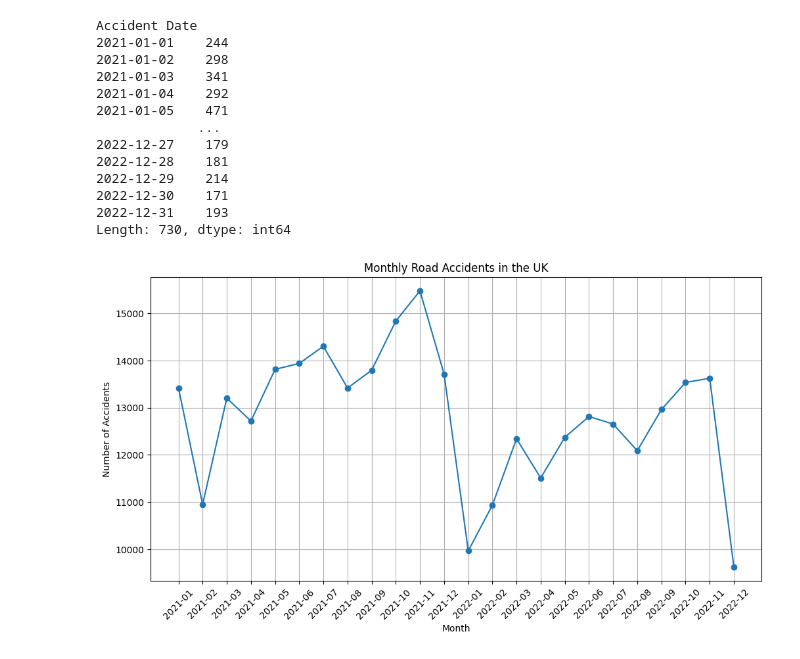
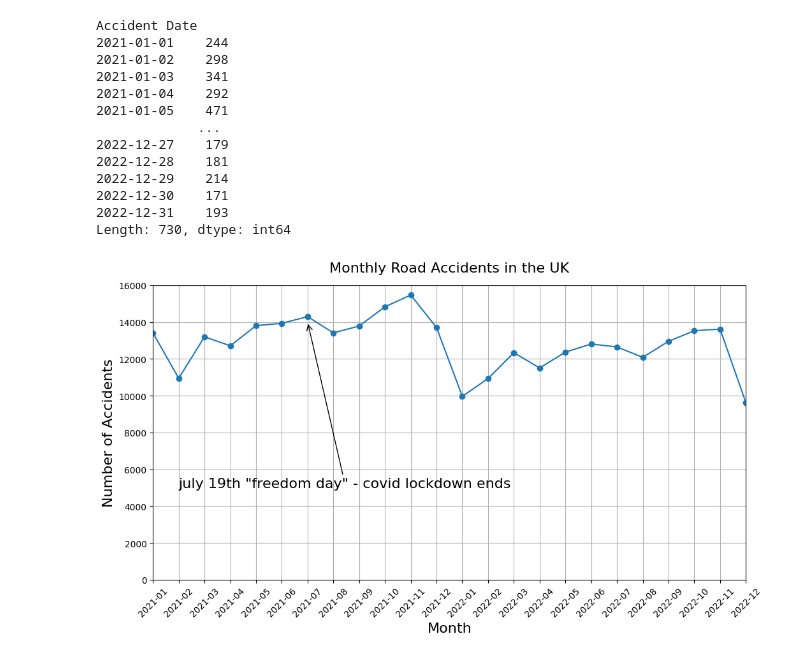
Before and after one commit to jackl92/UK_road_safety, a Jupyter notebook: road_accidents.ipynb, the cells around one changed output. Drawn from its saved outputs; the diff is of its cells as text; code cells hidden in the pictures.

Commit message:
annotated graph and printed minimum and maximum crash counts

```diff
--- a/road_accidents.ipynb
+++ b/road_accidents.ipynb
@@ -487,13 +487,17 @@ Length: 730, dtype: int64
 # %%
 monthly_accidents = data.groupby(data['Accident Date'].dt.to_period('M')).size()
 
 plt.figure(figsize=(12, 6))
 plt.plot(monthly_accidents.index.astype(str), monthly_accidents.values, marker='o')
-plt.title('Monthly Road Accidents in the UK')
-plt.xlabel('Month')
-plt.ylabel('Number of Accidents')
+plt.title('Monthly Road Accidents in the UK', fontsize=16, pad=15)
+plt.xlabel('Month', fontsize=16)
+plt.xlim('2021-01', '2022-12')
+plt.ylabel('Number of Accidents', fontsize=16)
+plt.ylim(0, 16000)
+plt.annotate('july 19th "freedom day" - covid lockdown ends', xy=('2021-07', 14000), xytext=('2021-02', 5000),
+             arrowprops=dict(facecolor='black', arrowstyle='->'), fontsize=16, color='black')
 plt.grid()
 plt.xticks(rotation=45)
 plt.show()
 # %% [output]
-[figure, old version]
+[figure, new version]
```
Also changed, not shown: parts of 1 cell of this notebook.
